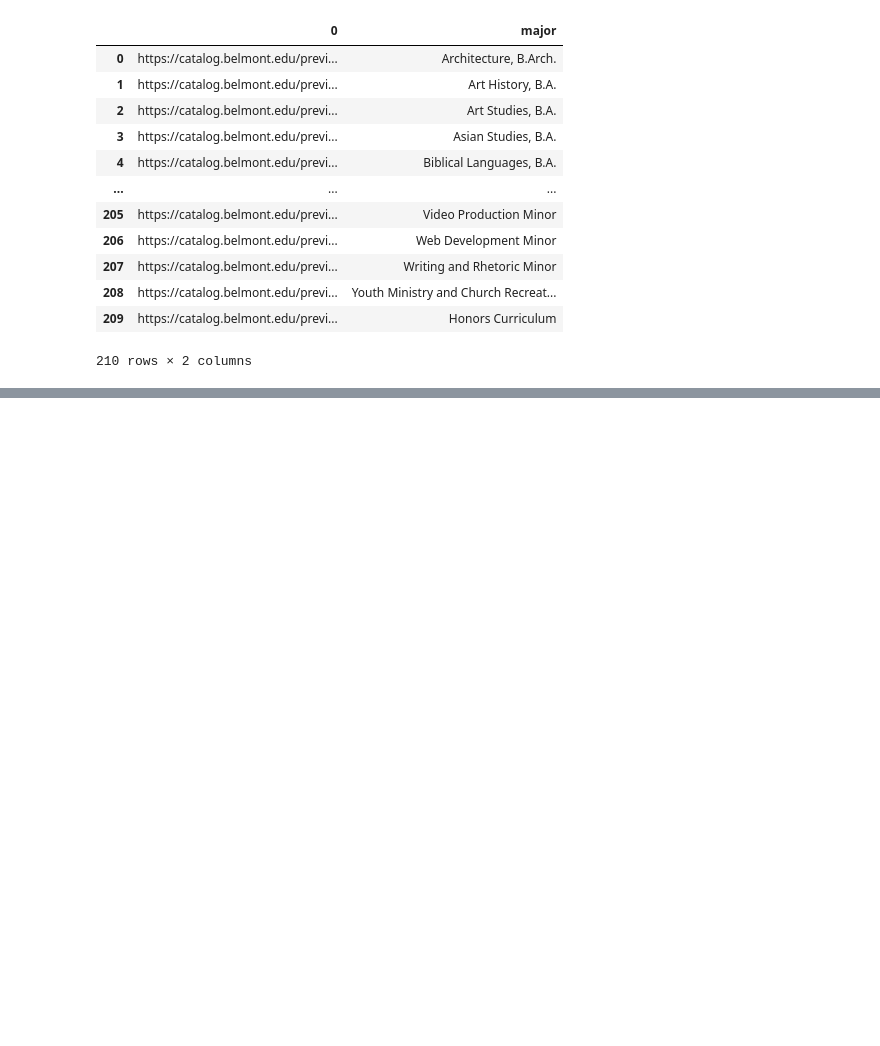
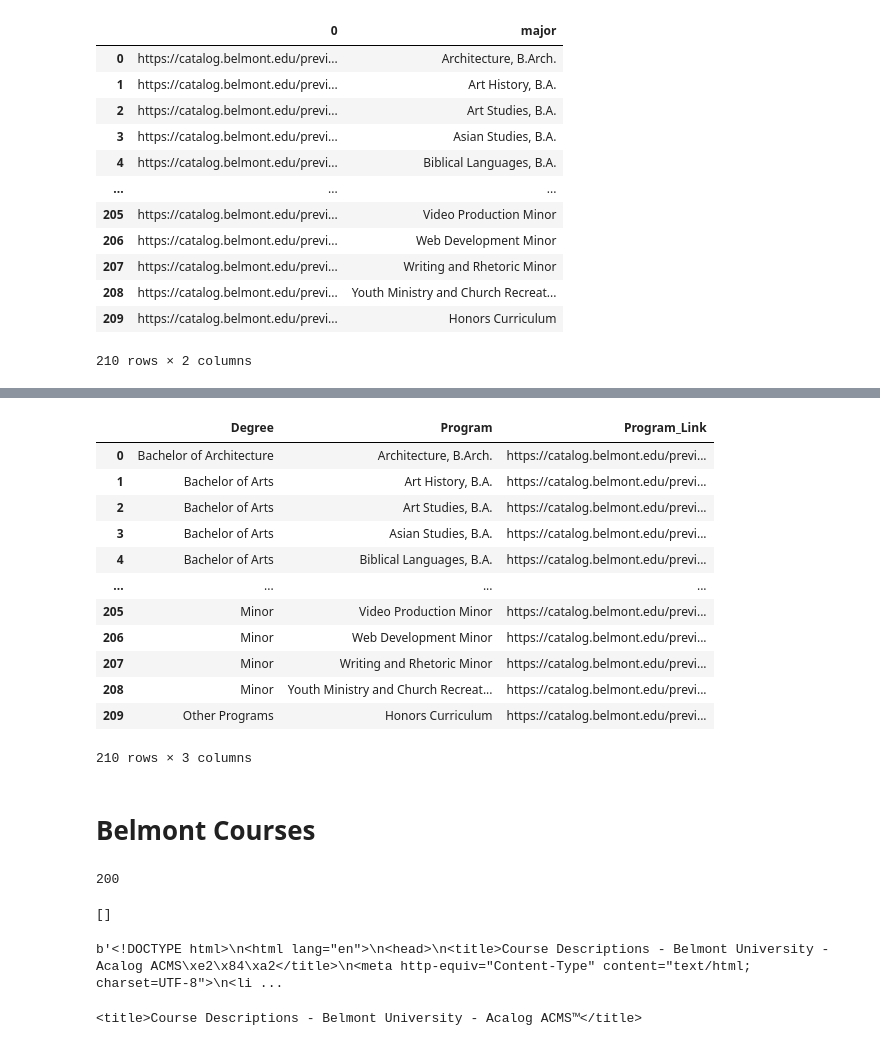
Before and after one commit to SamSitarek/advisory_tool, a Jupyter notebook: Notebooks/belmont_webscrape.ipynb, the cells around one changed output, grey strips where cells are left out. Cells and saved outputs as stored; diff of their text form; code cells hidden in the pictures; blank space fills up the shorter version.

```diff
--- a/Notebooks/belmont_webscrape.ipynb
+++ b/Notebooks/belmont_webscrape.ipynb
@@ -589,0 +610,36 @@ major[1]
+# %%
+belmont['Program_Link']=program_link
+belmont
+# %% [output]
+|  | Degree | Program | Program_Link |
+| 0 | Bachelor of Architecture | Architecture, B.Arch. | https://catalog.belmont.edu/previ... |
+| 1 | Bachelor of Arts | Art History, B.A. | https://catalog.belmont.edu/previ... |
+| 2 | Bachelor of Arts | Art Studies, B.A. | https://catalog.belmont.edu/previ... |
+| 3 | Bachelor of Arts | Asian Studies, B.A. | https://catalog.belmont.edu/previ... |
+| 4 | Bachelor of Arts | Biblical Languages, B.A. | https://catalog.belmont.edu/previ... |
+| ... | ... | ... | ... |
+| 205 | Minor | Video Production Minor | https://catalog.belmont.edu/previ... |
+| 206 | Minor | Web Development Minor | https://catalog.belmont.edu/previ... |
+| 207 | Minor | Writing and Rhetoric Minor | https://catalog.belmont.edu/previ... |
+| 208 | Minor | Youth Ministry and Church Recreat... | https://catalog.belmont.edu/previ... |
+| 209 | Other Programs | Honors Curriculum | https://catalog.belmont.edu/previ... |
+210 rows × 3 columns
+# %% [markdown]
+# Belmont Courses
+# %%
+belmont_courses_1 = 'https://catalog.belmont.edu/content.php?catoid=9&navoid=445'
+response_courses_1 = requests.get(belmont_courses_1)
+response_courses_1.status_code
+# %% [output]
+200
+# %%
+print(type(response_courses_1))
+response_courses_1.content
+# %% [output]
+[]
+b'<!DOCTYPE html>\n<html lang="en">\n<head>\n<title>Course Descriptions - Belmont University - Acalog ACMS\xe2\x84\xa2</title>\n<meta http-equiv="Content-Type" content="text/html; charset=UTF-8">\n<li ...
+# %%
+soup_courses_1 = BeautifulSoup(response_courses_1.content, 'lxml')
+print(soup_courses_1.title)
+# %% [output]
+<title>Course Descriptions - Belmont University - Acalog ACMS™</title>
```
Also changed, not shown: parts of 11 cells of this notebook, 1 other file.
